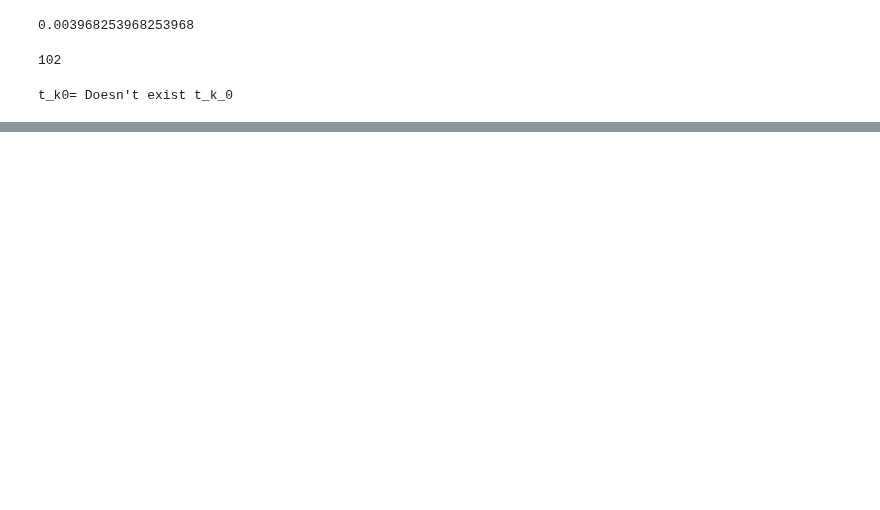
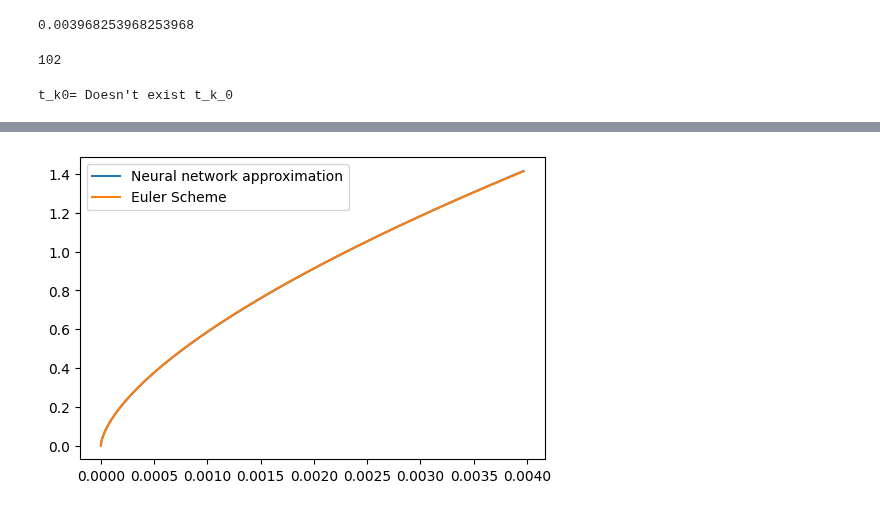
Before and after one commit to nicolahcm/code_thesis_fractional_diff_eq, a Jupyter notebook: Pytorch solving Integral riccati .ipynb, the cells around one changed output, grey strips where cells are left out. Cells and saved outputs as stored; diff of their text form; code cells hidden in the pictures; blank space fills up the shorter version.

```diff
--- a/Pytorch solving Integral riccati .ipynb
+++ b/Pytorch solving Integral riccati .ipynb
@@ -314,0 +320,5 @@ if type(comparison[1]) == type(2.0):
+# %%
+N = nn.Sequential(nn.Linear(1, 10), nn.Sigmoid(),nn.Linear(10,1, bias=False))
+
+
+Psi_t = lambda x: x**alpha*N(x)   #x**alpha * N(x)  # Trial solution
@@ -314,0 +395,14 @@ if type(comparison[1]) == type(2.0):
+# %%
+fig, ax = plt.subplots(dpi=100)
+xx = x.tolist()
+yy = Psi_t(x)[:,0].tolist()
+# yt = Psi_real(x).tolist()
+ax.plot(xx, yy, "-",  label='Neural network approximation')
+ax.plot(results_euler_scheme.time, results_euler_scheme.value,  label='Euler Scheme')
+
+ax.legend(loc="best")
+
+if type(comparison[1]) == type(2.0):
+    ax.axvline(x = comparison[1], linewidth=1, color='r')
+# %% [output]
+[figure, added]
```
Also changed, not shown: parts of 13 cells of this notebook, 1 other file.
